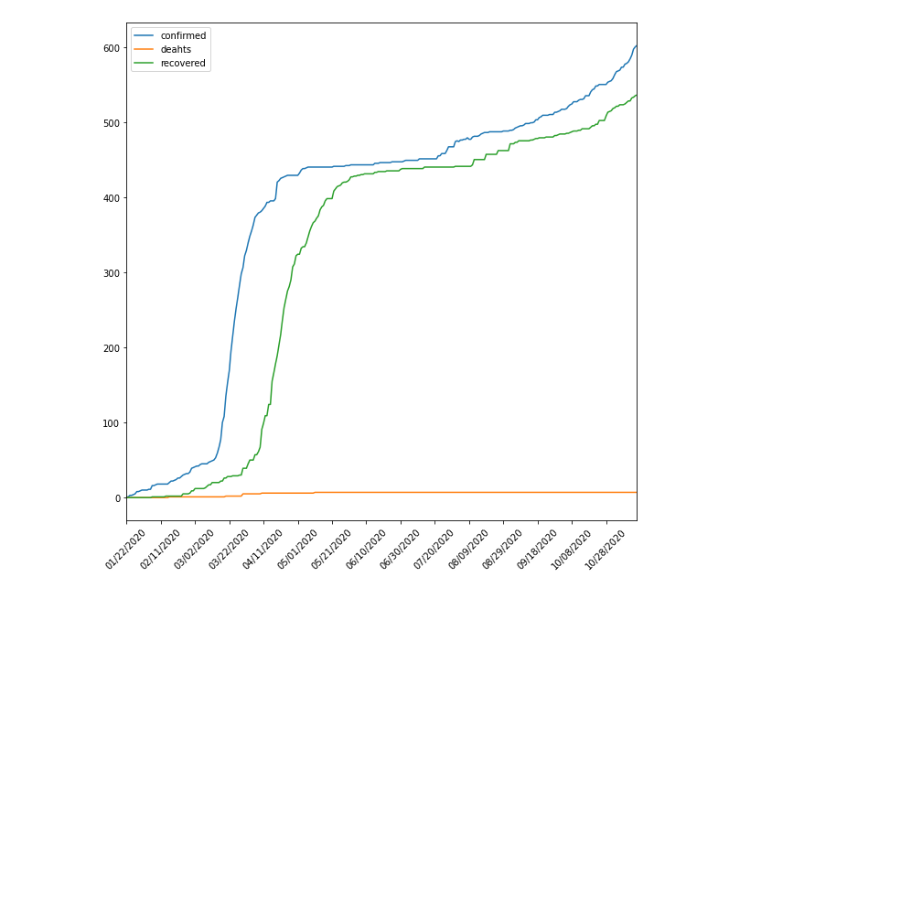
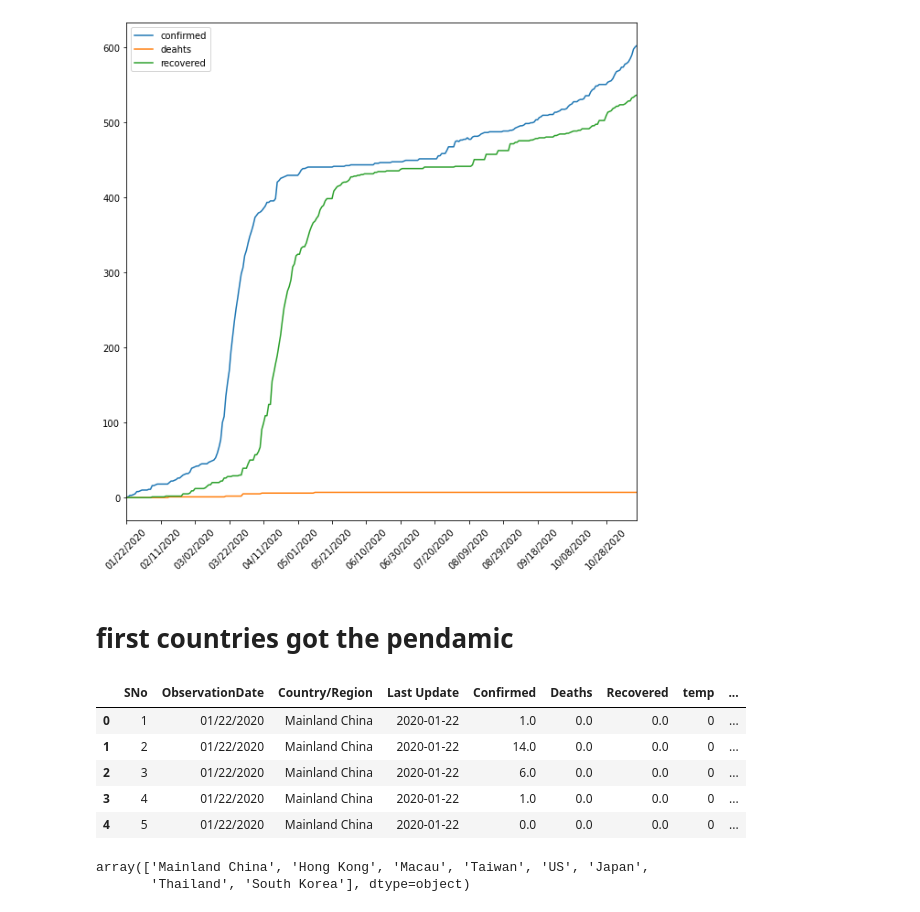
Before and after one commit to willhwh/DS_60Days, a Jupyter notebook: project1_cov.ipynb, the cells around one changed output. Drawn from its saved outputs; the diff is of its cells as text; code cells hidden in the pictures; blank space fills up the shorter version.

```diff
--- a/project1_cov.ipynb
+++ b/project1_cov.ipynb
@@ -438,3 +438,20 @@ plt.legend()
 plt.show()
 # %% [output]
 [figure]
+# %% [markdown]
+# first countries got the pendamic
+# %%
+cov.head()
+# %% [output]
+|  | SNo | ObservationDate | Country/Region | Last Update | Confirmed | Deaths | Recovered | temp | ... |
+| 0 | 1 | 01/22/2020 | Mainland China | 2020-01-22 | 1.0 | 0.0 | 0.0 | 0 | ... |
+| 1 | 2 | 01/22/2020 | Mainland China | 2020-01-22 | 14.0 | 0.0 | 0.0 | 0 | ... |
+| 2 | 3 | 01/22/2020 | Mainland China | 2020-01-22 | 6.0 | 0.0 | 0.0 | 0 | ... |
+| 3 | 4 | 01/22/2020 | Mainland China | 2020-01-22 | 1.0 | 0.0 | 0.0 | 0 | ... |
+| 4 | 5 | 01/22/2020 | Mainland China | 2020-01-22 | 0.0 | 0.0 | 0.0 | 0 | ... |
+# %%
+first = cov[cov['ObservationDate']==min(cov['ObservationDate'])]['Country/Region'].unique()
+first
+# %% [output]
+array(['Mainland China', 'Hong Kong', 'Macau', 'Taiwan', 'US', 'Japan',
+       'Thailand', 'South Korea'], dtype=object)
```
Also changed, not shown: parts of 7 cells of this notebook, 1 other file.
